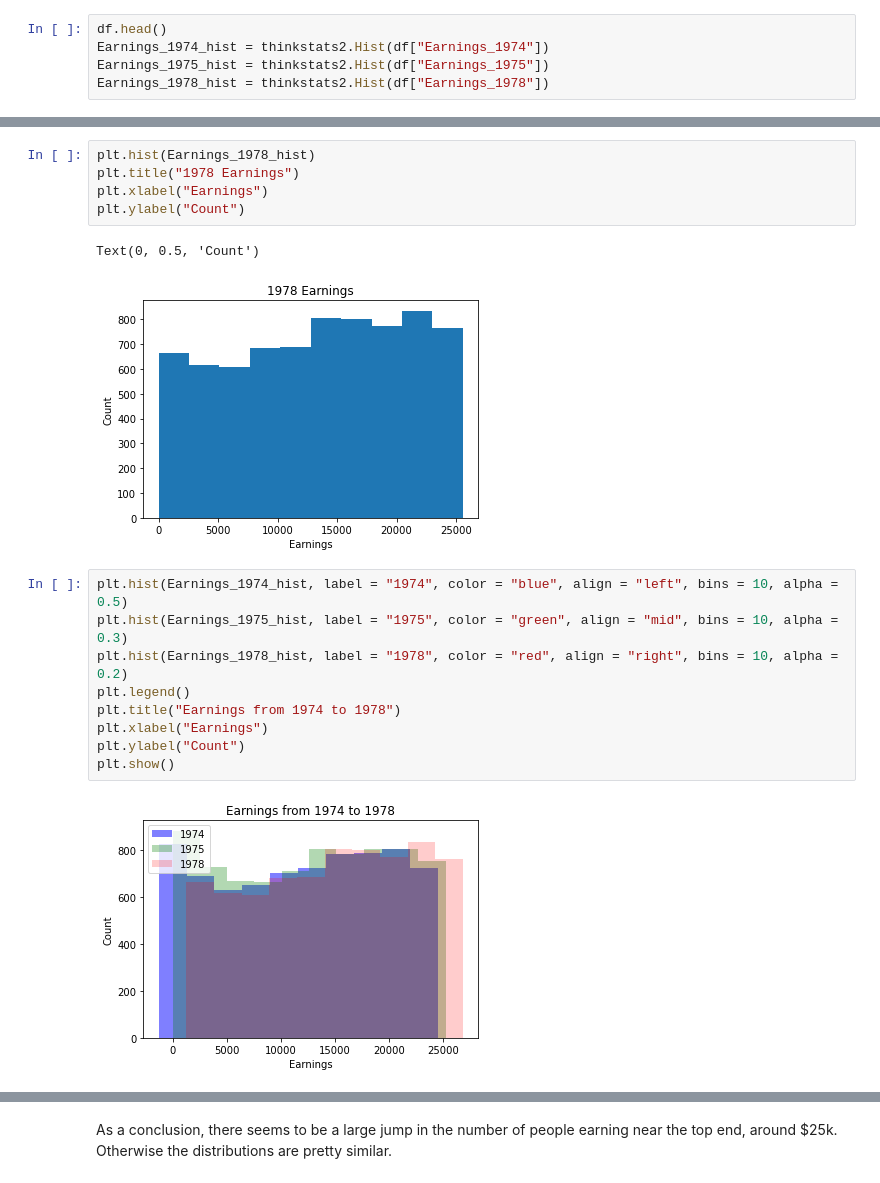
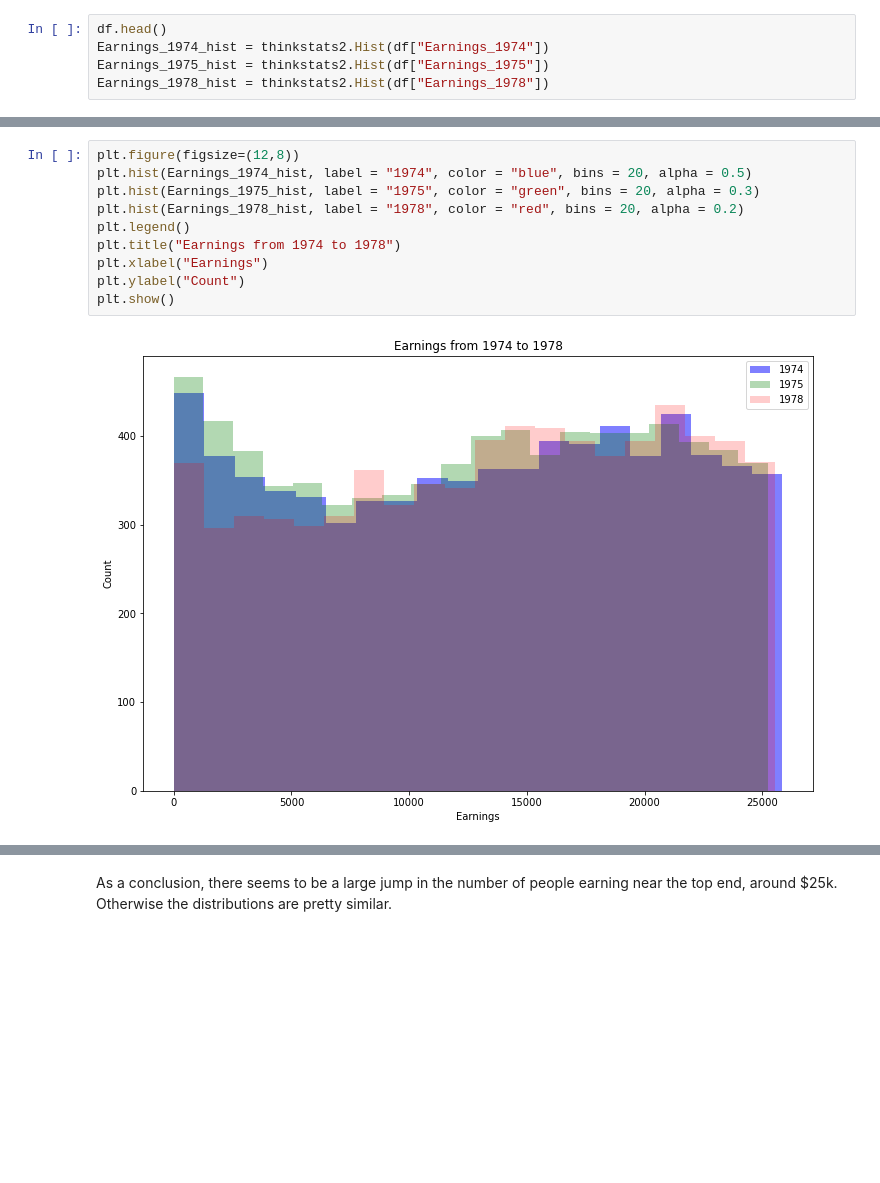
Before and after one commit to rodsunio/BSIP_Assignment_1_Students, a Jupyter notebook: stats_asn_1_stud_temp.ipynb, the cells around one changed output, grey strips where cells are left out. Cells and saved outputs as stored; diff of their text form; blank space fills up the shorter version.

```diff
--- a/stats_asn_1_stud_temp.ipynb
+++ b/stats_asn_1_stud_temp.ipynb
@@ -206,19 +175,12 @@ Text(0, 0.5, 'Count')
-# %%
-plt.hist(Earnings_1978_hist)
-plt.title("1978 Earnings")
-plt.xlabel("Earnings")
-plt.ylabel("Count")
-# %% [output]
-Text(0, 0.5, 'Count')
-[figure, removed]
 # %%
-plt.hist(Earnings_1974_hist, label = "1974", color = "blue", align = "left", bins = 10, alpha = 0.5)
-plt.hist(Earnings_1975_hist, label = "1975", color = "green", align = "mid", bins = 10, alpha = 0.3)
-plt.hist(Earnings_1978_hist, label = "1978", color = "red", align = "right", bins = 10, alpha = 0.2)
+plt.figure(figsize=(12,8))
+plt.hist(Earnings_1974_hist, label = "1974", color = "blue", bins = 20, alpha = 0.5)
+plt.hist(Earnings_1975_hist, label = "1975", color = "green", bins = 20, alpha = 0.3)
+plt.hist(Earnings_1978_hist, label = "1978", color = "red", bins = 20, alpha = 0.2)
 plt.legend()
 plt.title("Earnings from 1974 to 1978")
 plt.xlabel("Earnings")
 plt.ylabel("Count")
 plt.show()
 # %% [output]
-[figure, old version]
+[figure, new version]
```
Also changed, not shown: parts of 18 cells of this notebook.
